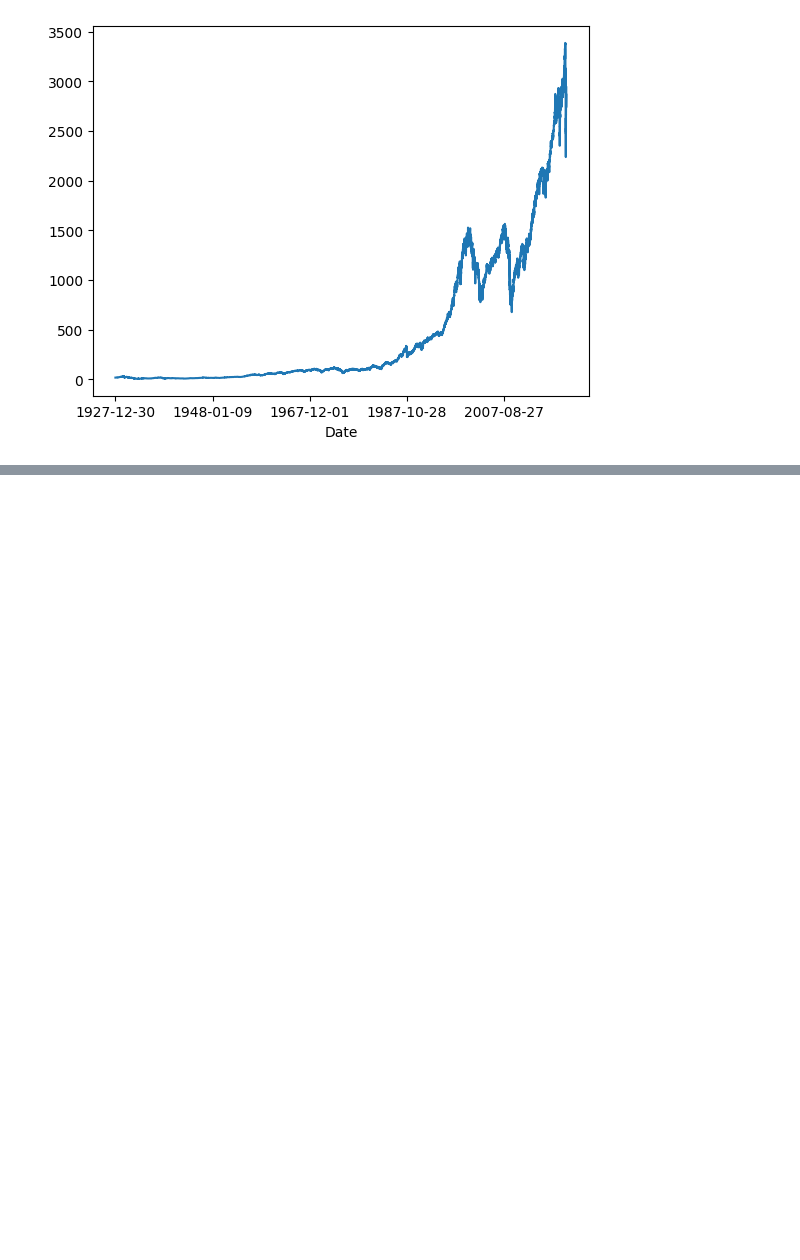
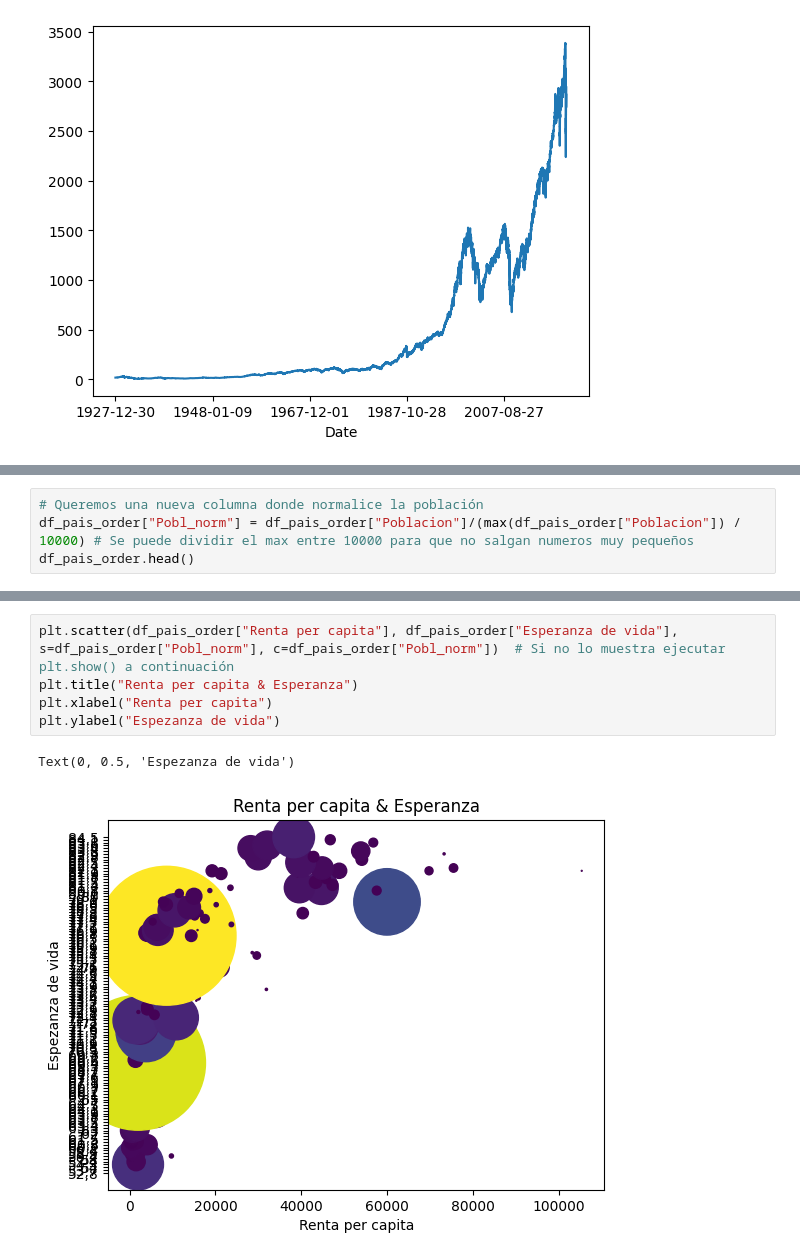
Before and after one commit to falken20/Master-DataScience-MachineLearning, a Jupyter notebook: examples.ipynb, the cells around one changed output, grey strips where cells are left out. Cells and saved outputs as stored; diff of their text form; blank space fills up the shorter version.

```diff
--- a/examples.ipynb
+++ b/examples.ipynb
@@ -53,0 +84,4 @@ df_sp500["Close"].plot()
+# %%
+# Queremos una nueva columna donde normalice la población
+df_pais_order["Pobl_norm"] = df_pais_order["Poblacion"]/(max(df_pais_order["Poblacion"]) / 10000) # Se puede dividir el max entre 10000 para que no salgan numeros muy pequeños
+df_pais_order.head()
@@ -53,0 +95,8 @@ df_sp500["Close"].plot()
+# %%
+plt.scatter(df_pais_order["Renta per capita"], df_pais_order["Esperanza de vida"], s=df_pais_order["Pobl_norm"], c=df_pais_order["Pobl_norm"])  # Si no lo muestra ejecutar plt.show() a continuación
+plt.title("Renta per capita & Esperanza")
+plt.xlabel("Renta per capita")
+plt.ylabel("Espezanza de vida")
+# %% [output]
+Text(0, 0.5, 'Espezanza de vida')
+[figure, added]
```
Also changed, not shown: parts of 6 cells of this notebook.
